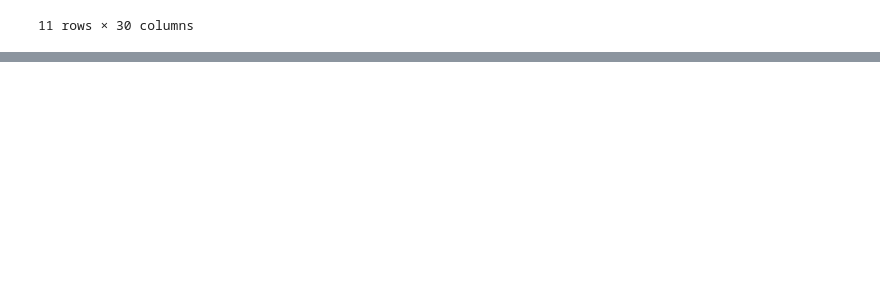
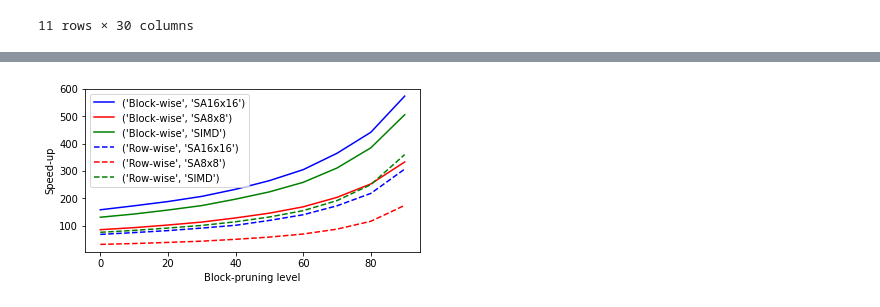
Before and after one commit to alirezaamir/TiC-SAT-stats-analysis, a Jupyter notebook: load_skip_analysis.ipynb, the cells around one changed output, grey strips where cells are left out. Saved outputs shown, nothing was run; the diff lists cells and outputs as text; code cells hidden in the pictures; blank space fills up the shorter version.

```diff
--- a/load_skip_analysis.ipynb
+++ b/load_skip_analysis.ipynb
@@ -362,0 +403,30 @@ df[(df['model'].apply(lambda  x : x.endswith('90')) ) & (df['layer'] == 'FF0')]
+# %%
+import matplotlib.pyplot as plt
+
+condition = (df['acceleration_method'].isin(['Row-wise', 'Block-wise'])) & (df['transformer_model'] == 'Bert-base')
+abw_df = df[condition]
+
+execution_time_df = abw_df.groupby(['transformer_model', 'acceleration_method', 'architecture', 'sparsity', 'iteration'])['sim_seconds'].sum().reset_index(name='execution_time')
+
+mean_exec_time_df = execution_time_df.groupby(['transformer_model', 'acceleration_method', 'architecture', 'sparsity'])['execution_time'].mean().reset_index(name='execution_time')
+mean_exec_time_df['speed-up'] = 125.0 / mean_exec_time_df['execution_time']
+
+grouped = mean_exec_time_df.groupby(['acceleration_method', 'architecture'])
+
+# Define colors for each architecture
+architecture_colors = {'SA16x16': 'blue', 'SA8x8': 'red', 'SIMD': 'green'}
+
+# Plot the data
+fig, ax = plt.subplots(figsize=(6, 3))
+for name, group in grouped:
+    architecture = name[1]
+    linestyle = '--' if name[0] == 'Row-wise' else '-'
+    color = architecture_colors.get(architecture, 'black')
+    ax.plot(group['sparsity'], group['speed-up'], linestyle=linestyle, color=color, label=name)
+
+ax.set_ylabel('Speed-up')
+ax.set_xlabel('Block-pruning level')
+ax.legend(loc='upper left')
+plt.savefig('./output/Block-wise.png', bbox_inches='tight', dpi=300)
+# %% [output]
+[figure, added]
```
Also changed, not shown: parts of 29 cells of this notebook.
